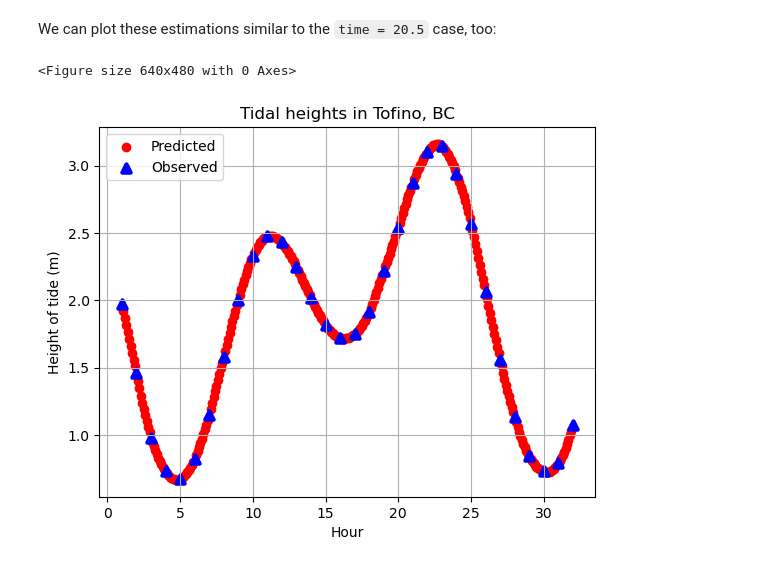
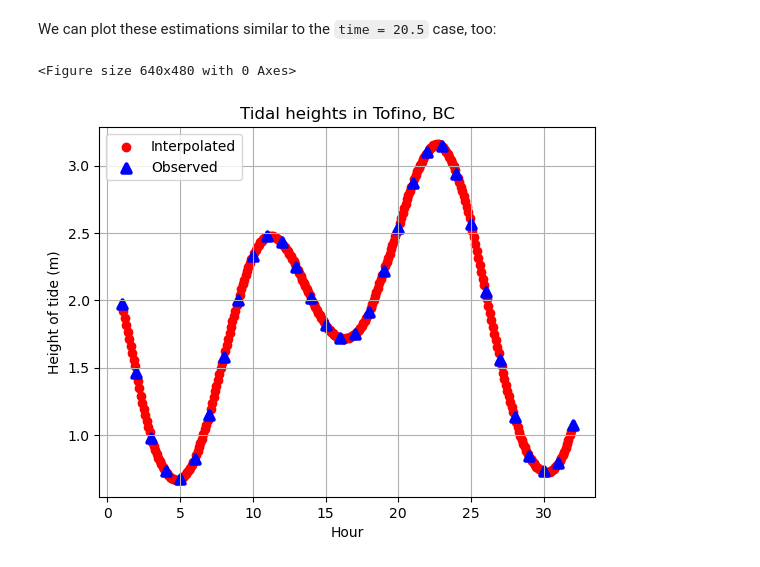
Before and after one commit to lemondoroshow/geoscienceModeling, a Jupyter notebook: oceanTides/ocean_tides.ipynb, the cells around one changed output. Saved outputs shown, nothing was run; the diff lists cells and outputs as text; code cells hidden in the pictures.

```diff
--- a/oceanTides/ocean_tides.ipynb
+++ b/oceanTides/ocean_tides.ipynb
@@ -189,22 +196,24 @@ We can plot these estimations similar to the `time = 20.5` case, too:
 # %%
 # Set up figure
 plt.clf()
 fig, ax = plt.subplots()
 
 # Define interpolation times
 interp_times = np.array([i / 100 for i in range(110, 3200, 10)])
 interp_times = interp_times[interp_times % 1 != 0]
 
 # Plot data; modify markers to show clearer difference
 est_scatter = ax.scatter(interp_times, estimations, linewidth = 1,
-                         color = "red", label = "Predicted")
+                         color = "red", label = "Interpolated")
 data_scatter = ax.scatter(times, heights, linewidth = 3, marker = "^",
                           color = "blue", label = "Observed")
+
+# Label plot
 ax.set_xlabel("Hour")
 ax.set_ylabel("Height of tide (m)")
 ax.set_title("Tidal heights in Tofino, BC")
 ax.legend(loc = "upper left")
 ax.grid()
 # %% [output]
 <Figure size 640x480 with 0 Axes>
-[figure, old version]
+[figure, new version]
```
Also changed, not shown: parts of 22 cells of this notebook.
